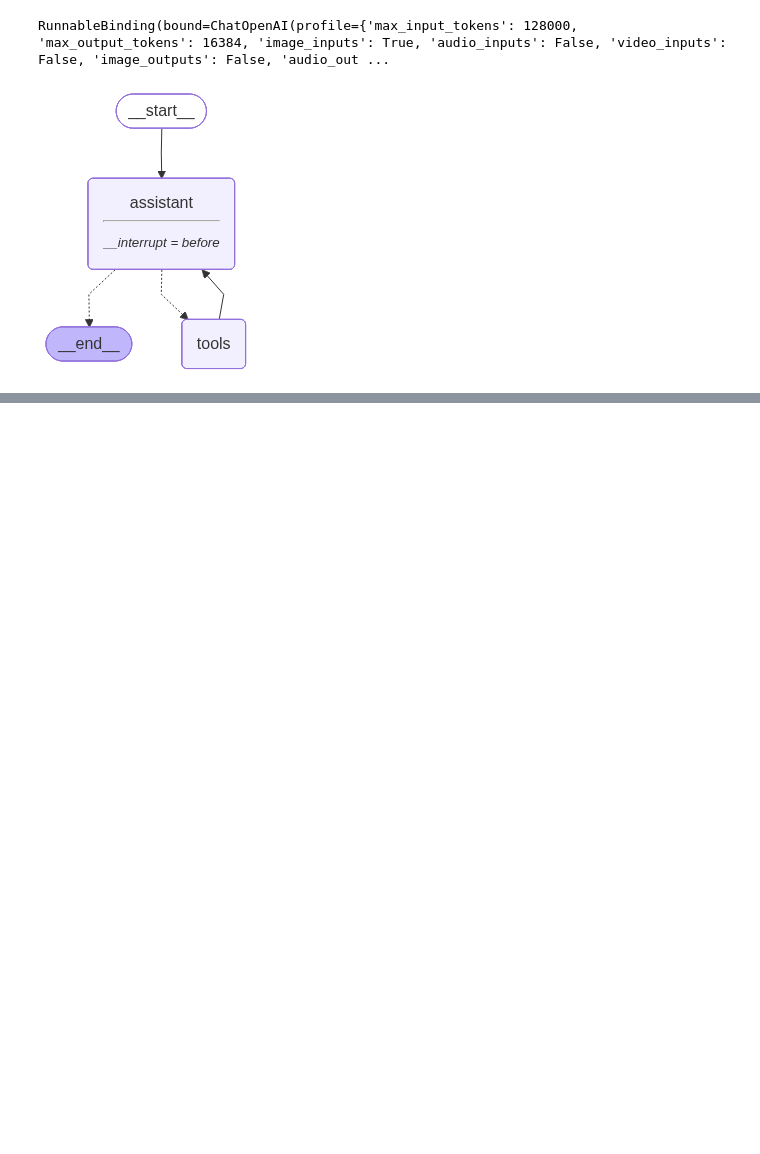
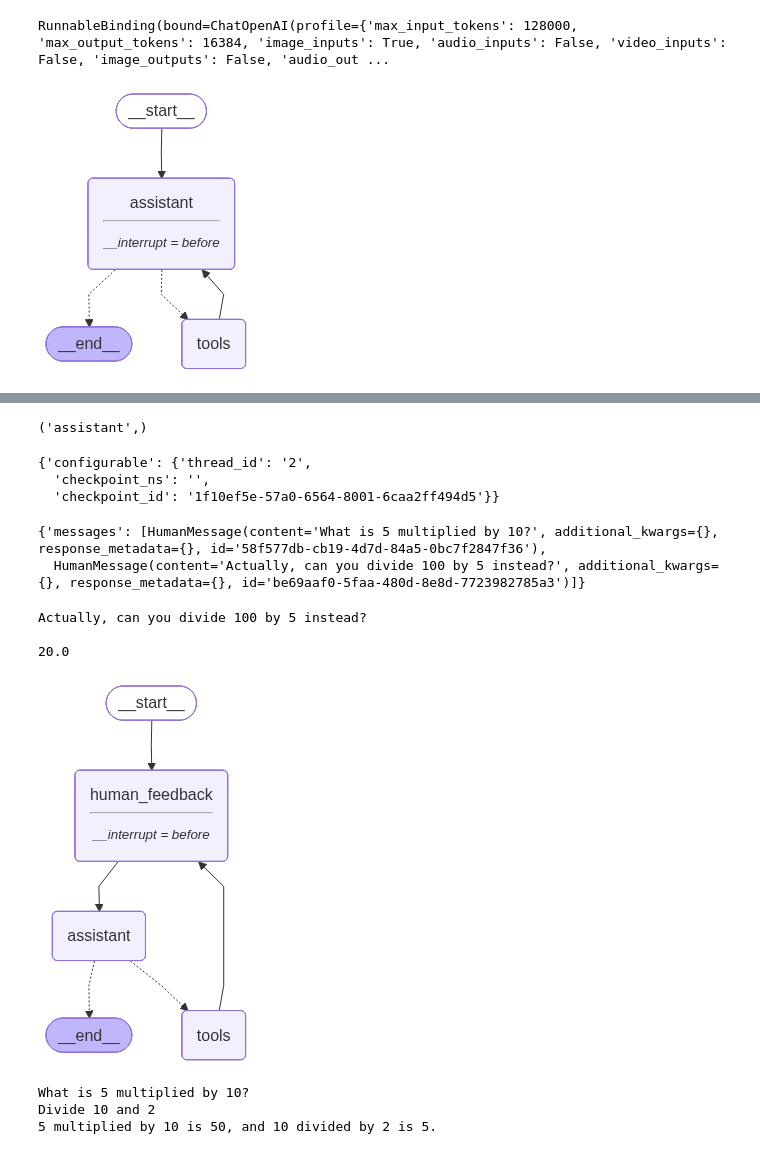
Before and after one commit to Swapnaneel1616/Langgraph, a Jupyter notebook: humanintheloop.ipynb, the cells around one changed output, grey strips where cells are left out. Cells and saved outputs as stored; diff of their text form; code cells hidden in the pictures; blank space fills up the shorter version.

Commit message:
Input in human feedback

```diff
--- a/humanintheloop.ipynb
+++ b/humanintheloop.ipynb
@@ -89,3 +89,7 @@ graph = builder.compile(interrupt_before=["assistant"],checkpointer=memory)
 display(Image(graph.get_graph().draw_mermaid_png()))
 # %% [output]
 [figure]
+# %%
+thread = {"configurable": {"thread_id": "123"}}
+
+inital_input = {"messages": [HumanMessage(content = "What is 5 multiplied by 10?")]}
@@ -91,0 +101,3 @@ display(Image(graph.get_graph().draw_mermaid_png()))
+# %%
+state = graph.get_state(thread)
+state.next
@@ -91,0 +120,10 @@ display(Image(graph.get_graph().draw_mermaid_png()))
+# %%
+graph.get_state(thread).next
+# %% [output]
+('assistant',)
+# %%
+graph.update_state(thread, {"messages": [HumanMessage(content= "Actually, can you divide 100 by 5 instead?")]})
+# %% [output]
+{'configurable': {'thread_id': '2',
+  'checkpoint_ns': '',
+  'checkpoint_id': '1f10ef5e-57a0-6564-8001-6caa2ff494d5'}}
@@ -91,0 +132,56 @@ display(Image(graph.get_graph().draw_mermaid_png()))
+# %%
+new_state
+# %% [output]
+{'messages': [HumanMessage(content='What is 5 multiplied by 10?', additional_kwargs={}, response_metadata={}, id='58f577db-cb19-4d7d-84a5-0bc7f2847f36'),
+  HumanMessage(content='Actually, can you divide 100 by 5 instead?', additional_kwargs={}, response_metadata={}, id='be69aaf0-5faa-480d-8e8d-7723982785a3')]}
+# %%
+for event in graph.stream(None, config=thread , stream_mode="values"):
+    print(event["messages"][-1].content)
+# %% [output]
+Actually, can you divide 100 by 5 instead?
+
+20.0
+# %%
+#Human Node
+def human_feedback(state:MessagesState):
+    pass
+
+builder_new = StateGraph(MessagesState)
+builder_new.add_node("assistant" , assistant)
+builder_new.add_node("tools", ToolNode(tools))
+builder_new.add_node("human_feedback" , human_feedback)
+
+
+#Define the edges
+builder_new.add_edge(START , "human_feedback")
+builder_new.add_edge("human_feedback" , "assistant")
+builder_new.add_conditional_edges("assistant",
+                              tools_condition)
+builder_new.add_edge("tools","human_feedback")
+
+memory = MemorySaver()
+
+graph_new = builder_new.compile(interrupt_before=["human_feedback"] , checkpointer=memory)
+
+display(Image(graph_new.get_graph().draw_mermaid_png()))
+# %% [output]
+[figure, added]
+# %%
+inital_input = {"messages": [HumanMessage(content = "What is 5 multiplied by 10?")]}
+
+thread = {"configurable": {"thread_id": "5"}}
+
+for events in graph_new.stream(inital_input, config=thread , stream_mode="values"):
+    print(events["messages"][-1].content)
+
+
+##Get the user input
+user_input = input("Tell me how you want to update the statement: ")
+graph_new.update_state(thread, {"messages":user_input} , as_node="human_feedback")
+
+for event in graph_new.stream(None, config=thread , stream_mode="values"):
+    print(event["messages"][-1].content)
+# %% [output]
+What is 5 multiplied by 10?
+Divide 10 and 2
+5 multiplied by 10 is 50, and 10 divided by 2 is 5.
```
Also changed, not shown: parts of 5 cells of this notebook.
